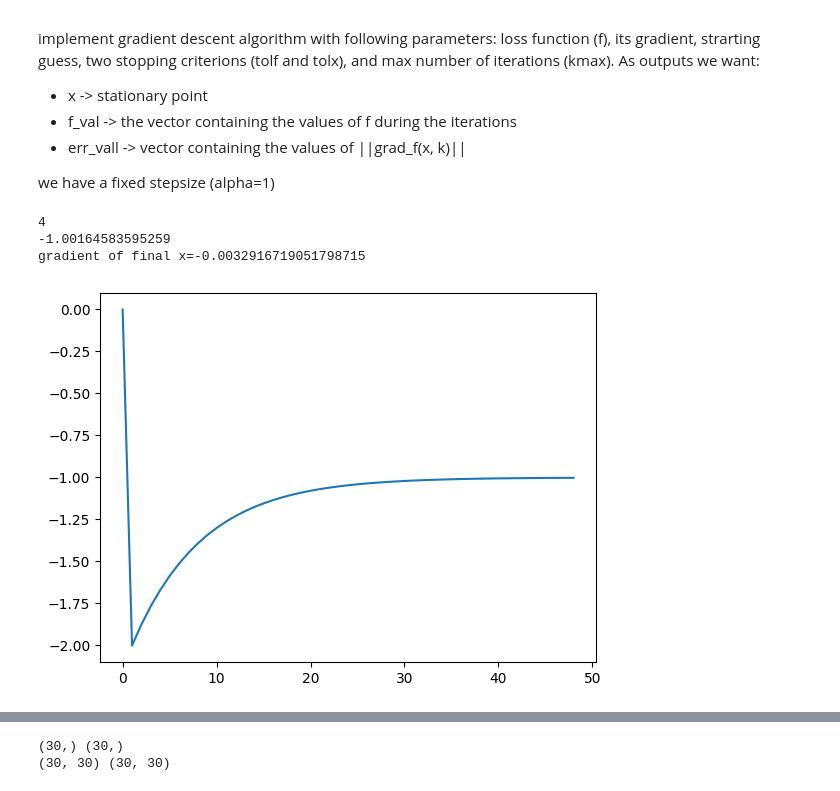
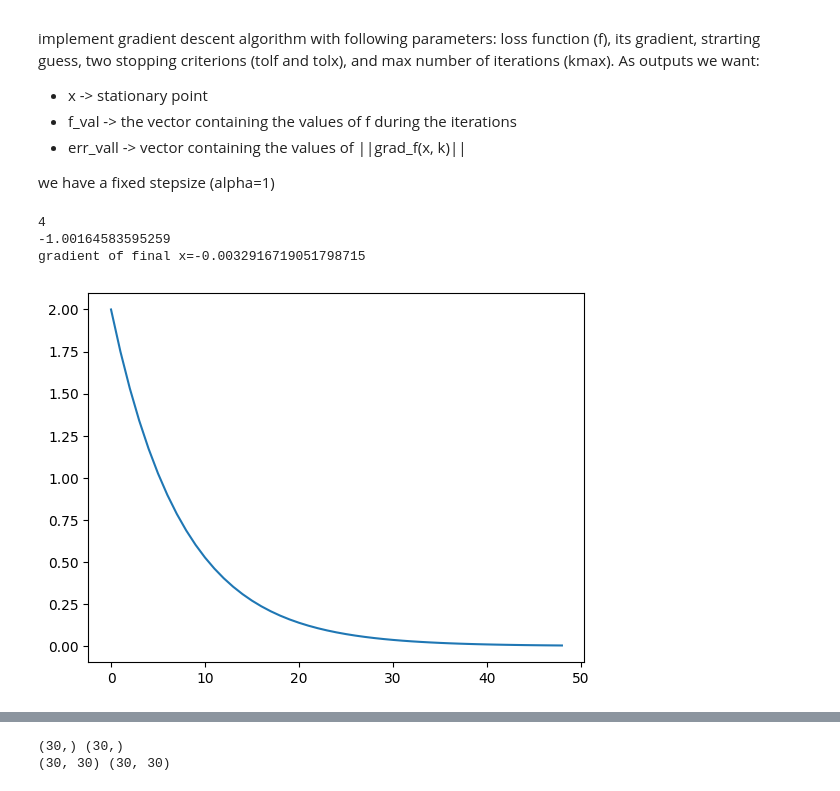
Before and after one commit to danielenapo/AI_unibo, a Jupyter notebook: Maths4ML/Homeworks/3/GD.ipynb, the cells around one changed output, grey strips where cells are left out. Drawn from its saved outputs; the diff is of its cells as text; code cells hidden in the pictures.

```diff
--- a/Maths4ML/Homeworks/3/GD.ipynb
+++ b/Maths4ML/Homeworks/3/GD.ipynb
@@ -43,7 +43,6 @@ def GD(f, grad_f, x0, tolf, tolx, kmax):
 
     #iterations
     k=0
-    f_val[0]=x0
     conditions=True
     while (conditions):
         #update a
@@ -51,35 +50,35 @@ def GD(f, grad_f, x0, tolf, tolx, kmax):
             a=backtracking(f, grad_f, x)
         #update x
         x=x0-a*grad_f(x0)
+        #store values
+        f_val[k]=f(x)
+        err_val[k]=np.linalg.norm(grad_f(x))
         #update k
         k+=1
-        #store values
-        f_val[k]=x
-        err_val[k]=np.linalg.norm(grad_f(x))
         #update conditions
         #stopcond1=np.linalg.norm(grad_f(f(x)))
         #stopcond2=np.linalg.norm(x-x0)
         conditions=k<kmax-1
         #restart
         x0=x
     #truncate vectors -> not mandatory (visualization purposes in case of convergence in k
     f_val=f_val[:k]
     err_val=err_val[:k]
     return x, f_val, err_val
 
 def f(x):
     return x**2 +2*x +1
 
 def grad_f(x):
     return 2*x+2
 
 print(grad_f(1))
 xfin, f_val, err_val=GD(f, grad_f, 0, 1e-6, 1e-6, 50)
 print(xfin)
-plt.plot(f_val)
+plt.plot(err_val)
 print(f"gradient of final x={grad_f(xfin)}")
 # %% [output]
 4
 -1.00164583595259
 gradient of final x=-0.0032916719051798715
-[figure, old version]
+[figure, new version]
```
Also changed, not shown: parts of 5 cells of this notebook, 1 other file.
